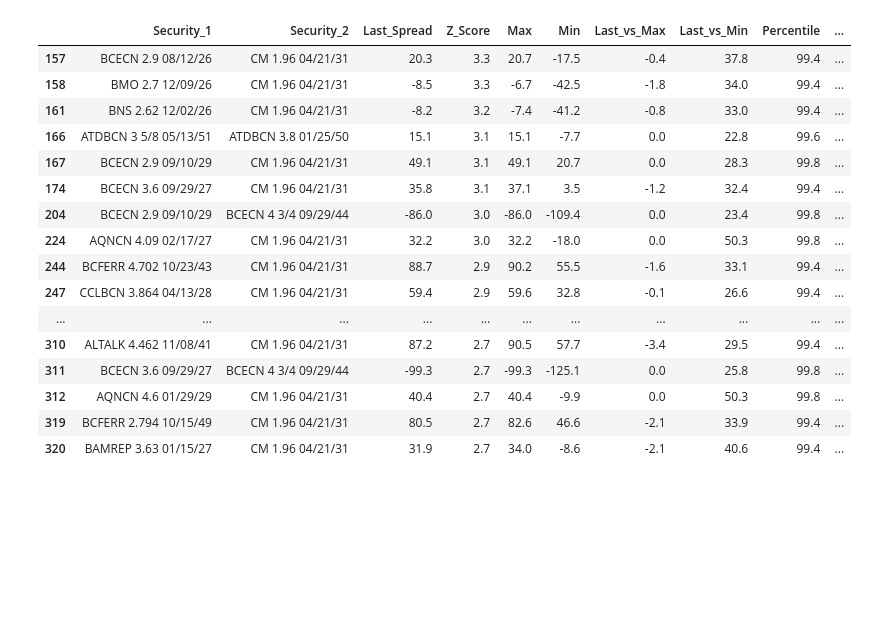
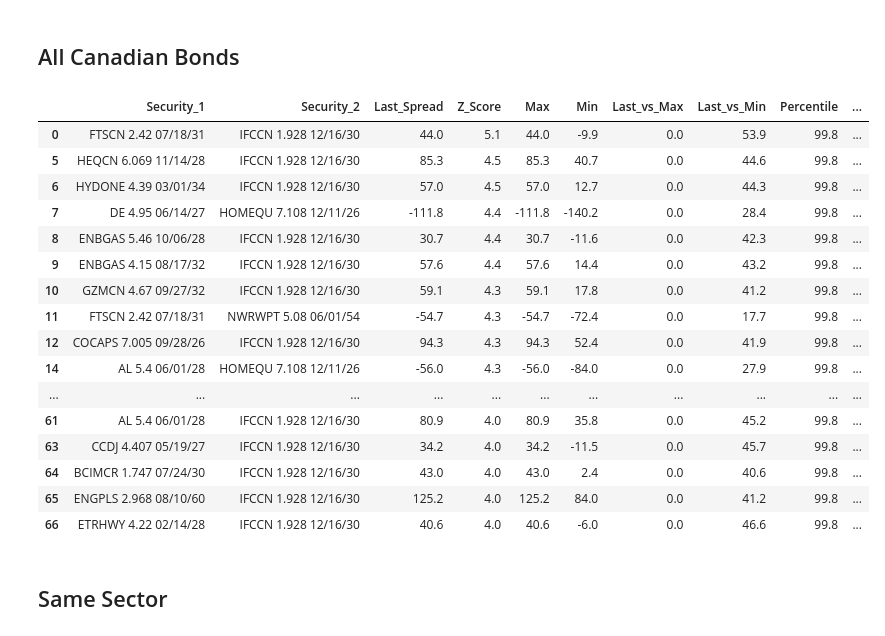
Before and after one commit to ewswlw/work_supa, a Jupyter notebook: analytics/t.ipynb, the cells around one changed output. Saved outputs shown, nothing was run; the diff lists cells and outputs as text; code cells hidden in the pictures; blank space fills up the shorter version.

Commit message:
Update analytics notebook, bond data processing, and logs (excluding large CSV file)

```diff
--- a/analytics/t.ipynb
+++ b/analytics/t.ipynb
@@ -31,13 +31,7 @@ memory usage: 4.1+ MB
-# %%
-# Filter out rows where either column has maturities < 1 year
-short_term_buckets = ['0-0.25', '0.25-0.50', '0.50-1']
-
-g_z_all = g_z_all[
-    (~g_z_all['Yrs_Mat_Bucket_1'].isin(short_term_buckets)) &
-    (~g_z_all['Yrs_Mat_Bucket_2'].isin(short_term_buckets))
-]
+# %% [markdown]
+## All Canadian Bonds
 # %%
-# Filter for CAD only
+# All Canadian Bonds
 g_z_cad = g_z_all[
     (g_z_all['Currency_1'] == 'CAD') &
     (g_z_all['Currency_2'] == 'CAD')
@@ -53,48 +47,50 @@ g_z_select_columns = g_z_all[[
     'Last_vs_Max',
     'Last_vs_Min',
     'Percentile',
     'Custom_Sector_1',
     'Custom_Sector_2',
     'Yrs_Mat_Bucket_1',
     'Yrs_Mat_Bucket_2',
     'Size @ Best Offer_runs1',
     'Size @ Best Bid_runs2',
     'Bid/Offer_runs1',
     'Bid/Offer_runs2'
 ]].copy()
 
 # Sort by Z_Score descending
 g_z_select_columns = g_z_select_columns.sort_values(by='Z_Score', ascending=False)
 
 
 # Identify float columns except the two size columns
 size_cols = ['Size @ Best Offer_runs1', 'Size @ Best Bid_runs2']
 float_cols = [col for col in g_z_select_columns.columns if g_z_select_columns[col].dtype == 'float' and col not in size_cols]
 
 # Build the format dictionary
 format_dict = {col: '{:.1f}' for col in float_cols}
 format_dict.update({col: '{:,.0f}' for col in size_cols})
 
 # Display with custom formatting
 display(
-    g_z_select_columns.head(30).style.format(format_dict)
+    g_z_select_columns.head(50).style.format(format_dict)
 )
 # %% [output]
 |  | Security_1 | Security_2 | Last_Spread | Z_Score | Max | Min | Last_vs_Max | Last_vs_Min | Percentile | ... |
-| 157 | BCECN 2.9 08/12/26 | CM 1.96 04/21/31 | 20.3 | 3.3 | 20.7 | -17.5 | -0.4 | 37.8 | 99.4 | ... |
-| 158 | BMO 2.7 12/09/26 | CM 1.96 04/21/31 | -8.5 | 3.3 | -6.7 | -42.5 | -1.8 | 34.0 | 99.4 | ... |
-| 161 | BNS 2.62 12/02/26 | CM 1.96 04/21/31 | -8.2 | 3.2 | -7.4 | -41.2 | -0.8 | 33.0 | 99.4 | ... |
-| 166 | ATDBCN 3 5/8 05/13/51 | ATDBCN 3.8 01/25/50 | 15.1 | 3.1 | 15.1 | -7.7 | 0.0 | 22.8 | 99.6 | ... |
-| 167 | BCECN 2.9 09/10/29 | CM 1.96 04/21/31 | 49.1 | 3.1 | 49.1 | 20.7 | 0.0 | 28.3 | 99.8 | ... |
-| 174 | BCECN 3.6 09/29/27 | CM 1.96 04/21/31 | 35.8 | 3.1 | 37.1 | 3.5 | -1.2 | 32.4 | 99.4 | ... |
-| 204 | BCECN 2.9 09/10/29 | BCECN 4 3/4 09/29/44 | -86.0 | 3.0 | -86.0 | -109.4 | 0.0 | 23.4 | 99.8 | ... |
-| 224 | AQNCN 4.09 02/17/27 | CM 1.96 04/21/31 | 32.2 | 3.0 | 32.2 | -18.0 | 0.0 | 50.3 | 99.8 | ... |
-| 244 | BCFERR 4.702 10/23/43 | CM 1.96 04/21/31 | 88.7 | 2.9 | 90.2 | 55.5 | -1.6 | 33.1 | 99.4 | ... |
-| 247 | CCLBCN 3.864 04/13/28 | CM 1.96 04/21/31 | 59.4 | 2.9 | 59.6 | 32.8 | -0.1 | 26.6 | 99.4 | ... |
+| 0 | FTSCN 2.42 07/18/31 | IFCCN 1.928 12/16/30 | 44.0 | 5.1 | 44.0 | -9.9 | 0.0 | 53.9 | 99.8 | ... |
+| 5 | HEQCN 6.069 11/14/28 | IFCCN 1.928 12/16/30 | 85.3 | 4.5 | 85.3 | 40.7 | 0.0 | 44.6 | 99.8 | ... |
+| 6 | HYDONE 4.39 03/01/34 | IFCCN 1.928 12/16/30 | 57.0 | 4.5 | 57.0 | 12.7 | 0.0 | 44.3 | 99.8 | ... |
+| 7 | DE 4.95 06/14/27 | HOMEQU 7.108 12/11/26 | -111.8 | 4.4 | -111.8 | -140.2 | 0.0 | 28.4 | 99.8 | ... |
+| 8 | ENBGAS 5.46 10/06/28 | IFCCN 1.928 12/16/30 | 30.7 | 4.4 | 30.7 | -11.6 | 0.0 | 42.3 | 99.8 | ... |
+| 9 | ENBGAS 4.15 08/17/32 | IFCCN 1.928 12/16/30 | 57.6 | 4.4 | 57.6 | 14.4 | 0.0 | 43.2 | 99.8 | ... |
+| 10 | GZMCN 4.67 09/27/32 | IFCCN 1.928 12/16/30 | 59.1 | 4.3 | 59.1 | 17.8 | 0.0 | 41.2 | 99.8 | ... |
+| 11 | FTSCN 2.42 07/18/31 | NWRWPT 5.08 06/01/54 | -54.7 | 4.3 | -54.7 | -72.4 | 0.0 | 17.7 | 99.8 | ... |
+| 12 | COCAPS 7.005 09/28/26 | IFCCN 1.928 12/16/30 | 94.3 | 4.3 | 94.3 | 52.4 | 0.0 | 41.9 | 99.8 | ... |
+| 14 | AL 5.4 06/01/28 | HOMEQU 7.108 12/11/26 | -56.0 | 4.3 | -56.0 | -84.0 | 0.0 | 27.9 | 99.8 | ... |
 | ... | ... | ... | ... | ... | ... | ... | ... | ... | ... | ... |
-| 310 | ALTALK 4.462 11/08/41 | CM 1.96 04/21/31 | 87.2 | 2.7 | 90.5 | 57.7 | -3.4 | 29.5 | 99.4 | ... |
-| 311 | BCECN 3.6 09/29/27 | BCECN 4 3/4 09/29/44 | -99.3 | 2.7 | -99.3 | -125.1 | 0.0 | 25.8 | 99.8 | ... |
-| 312 | AQNCN 4.6 01/29/29 | CM 1.96 04/21/31 | 40.4 | 2.7 | 40.4 | -9.9 | 0.0 | 50.3 | 99.8 | ... |
-| 319 | BCFERR 2.794 10/15/49 | CM 1.96 04/21/31 | 80.5 | 2.7 | 82.6 | 46.6 | -2.1 | 33.9 | 99.4 | ... |
-| 320 | BAMREP 3.63 01/15/27 | CM 1.96 04/21/31 | 31.9 | 2.7 | 34.0 | -8.6 | -2.1 | 40.6 | 99.4 | ... |
+| 61 | AL 5.4 06/01/28 | IFCCN 1.928 12/16/30 | 80.9 | 4.0 | 80.9 | 35.8 | 0.0 | 45.2 | 99.8 | ... |
+| 63 | CCDJ 4.407 05/19/27 | IFCCN 1.928 12/16/30 | 34.2 | 4.0 | 34.2 | -11.5 | 0.0 | 45.7 | 99.8 | ... |
+| 64 | BCIMCR 1.747 07/24/30 | IFCCN 1.928 12/16/30 | 43.0 | 4.0 | 43.0 | 2.4 | 0.0 | 40.6 | 99.8 | ... |
+| 65 | ENGPLS 2.968 08/10/60 | IFCCN 1.928 12/16/30 | 125.2 | 4.0 | 125.2 | 84.0 | 0.0 | 41.2 | 99.8 | ... |
+| 66 | ETRHWY 4.22 02/14/28 | IFCCN 1.928 12/16/30 | 40.6 | 4.0 | 40.6 | -6.0 | 0.0 | 46.6 | 99.8 | ... |
+# %% [markdown]
+## Same Sector
 # %%
```
Also changed, not shown: parts of 16 cells of this notebook, 4 other files.
